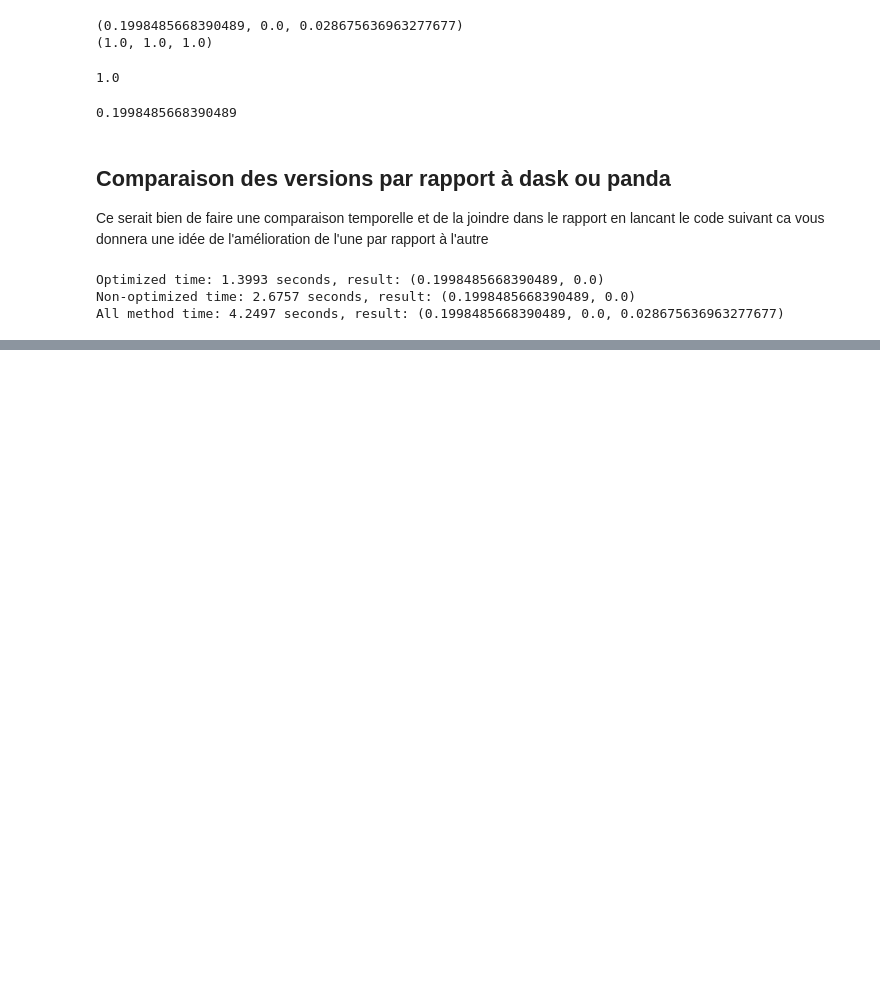
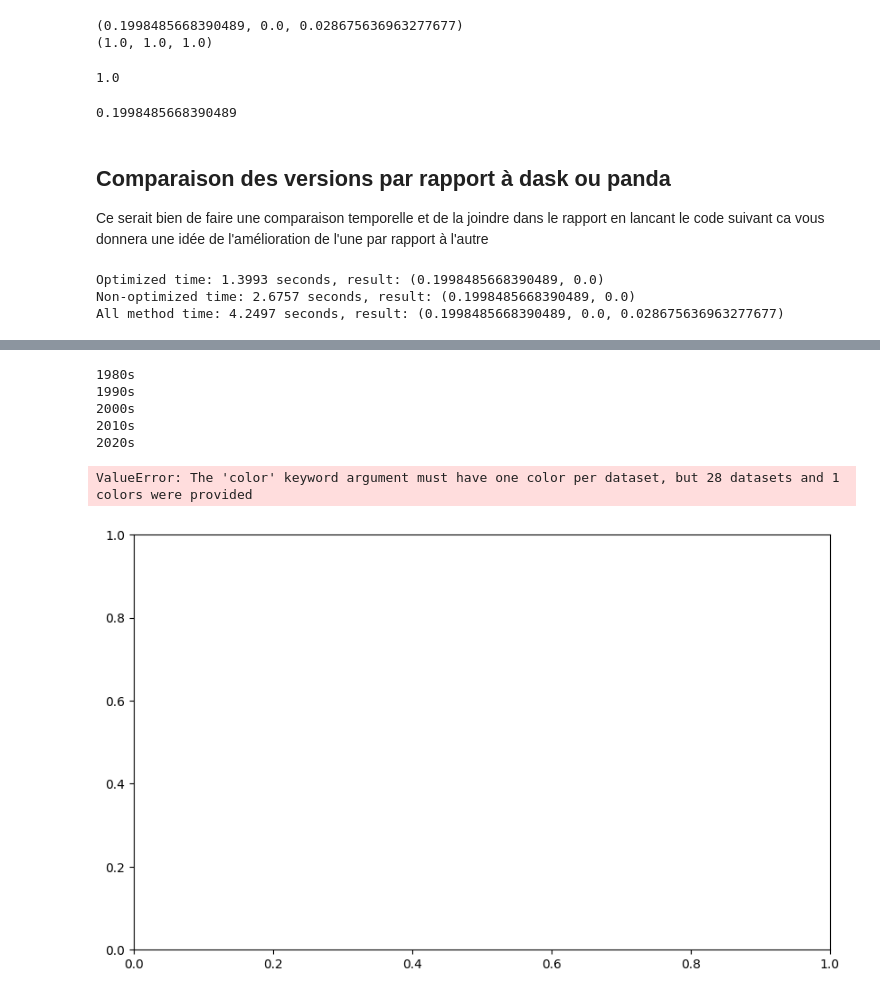
Before and after one commit to rmcvid/infoh600_projet, a Jupyter notebook: test.ipynb, the cells around one changed output, grey strips where cells are left out. Saved outputs shown, nothing was run; the diff lists cells and outputs as text; code cells hidden in the pictures; blank space fills up the shorter version.

```diff
--- a/test.ipynb
+++ b/test.ipynb
@@ -407,0 +594,2 @@ True
+# %%
+sim = similar_tracks(get_track_ids_for_pid(n1),get_track_ids_for_pid(n2),1)
@@ -407,0 +628,13 @@ True
+# %%
+def get_tracks_artist(artist1):
+    return  df_tracks_vectors.loc[
+        df_tracks_vectors["artist_name"] == artist1,
+        ["track_name", "pid","artist_name"]].compute().index.tolist()
+
+def artist_sim(artist1, artist2):
+    indices1 = get_tracks_artist(artist1)
+    indices2 = get_tracks_artist(artist2)
+    if not indices1 or not indices2:
+        return -1  # ou None
+
+    return similar_tracks(indices1, indices2,0)
@@ -407,0 +695,41 @@ True
+# %%
+decades = {
+    "1980s": singer80,
+    "1990s": singer90,
+    "2000s": singer2000,
+    "2010s": singer2010,
+    "2020s": singer2020
+}
+
+# Stockage des similarités par décennie
+sim_by_decade = {}
+
+for decade, singers in decades.items():
+    print(decade)
+    sims = []
+    # Toutes les paires possibles sans répétition
+    for a1, a2 in itertools.combinations(singers, 2):
+        sim = artist_sim(a1, a2)
+        sims.append(sim)
+    sim_by_decade[decade] = sims
+
+# Plot
+plt.figure(figsize=(10,6))
+colors = ["red", "blue", "green", "orange", "purple"]
+
+for color, (decade, sims) in zip(colors, sim_by_decade.items()):
+    plt.hist(sims, bins=10, alpha=0.5, label=decade, color=color)
+
+plt.xlabel("Artist Similarity")
+plt.ylabel("Number of Pairs")
+plt.title("Distribution of Artist Similarity by Decade")
+plt.legend()
+plt.show()
+# %% [output]
+1980s
+1990s
+2000s
+2010s
+2020s
+ValueError: The 'color' keyword argument must have one color per dataset, but 28 datasets and 1 colors were provided
+[figure, added]
```
Also changed, not shown: parts of 30 cells of this notebook, 1 other file.
